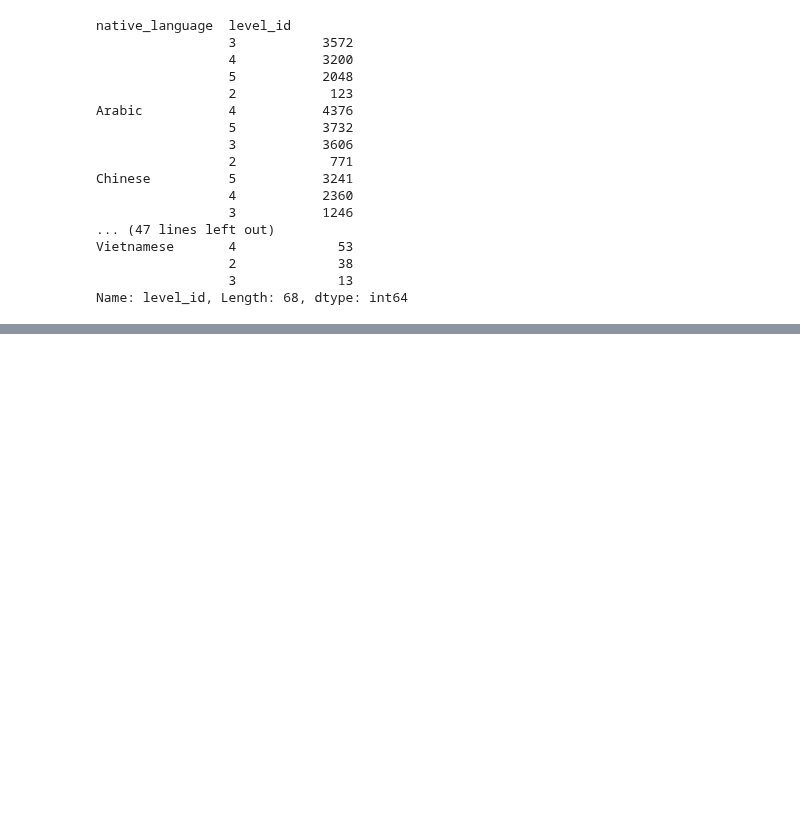
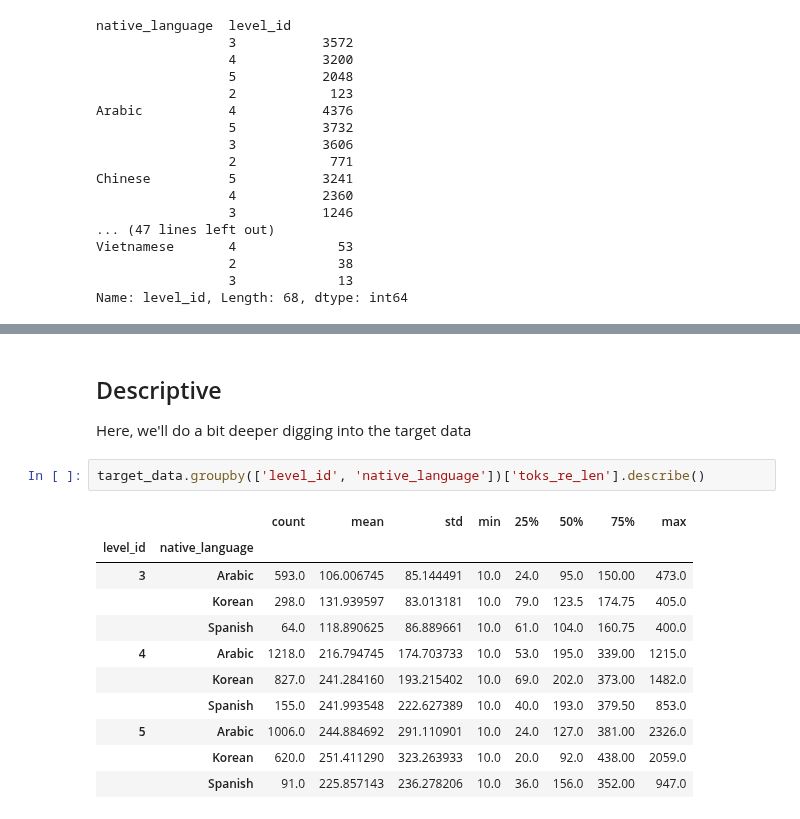
Before and after one commit to Data-Science-for-Linguists-2019/ESL-Article-Acquisition, a Jupyter notebook: exploratory-analysis/PELIC_data.ipynb, the cells around one changed output, grey strips where cells are left out. Cells and saved outputs as stored; diff of their text form; blank space fills up the shorter version.

```diff
--- a/exploratory-analysis/PELIC_data.ipynb
+++ b/exploratory-analysis/PELIC_data.ipynb
@@ -159,0 +160,18 @@ import matplotlib as plt
+# %% [markdown]
+<a id='describe'></a>
+## Descriptive
+Here, we'll do a bit deeper digging into the target data
+# %%
+target_data.groupby(['level_id', 'native_language'])['toks_re_len'].describe()
+# %% [output]
+|  |  | count | mean | std | min | 25% | 50% | 75% | max |
+| level_id | native_language |  |  |  |  |  |  |  |  |
+| 3 | Arabic | 593.0 | 106.006745 | 85.144491 | 10.0 | 24.0 | 95.0 | 150.00 | 473.0 |
+|  | Korean | 298.0 | 131.939597 | 83.013181 | 10.0 | 79.0 | 123.5 | 174.75 | 405.0 |
+|  | Spanish | 64.0 | 118.890625 | 86.889661 | 10.0 | 61.0 | 104.0 | 160.75 | 400.0 |
+| 4 | Arabic | 1218.0 | 216.794745 | 174.703733 | 10.0 | 53.0 | 195.0 | 339.00 | 1215.0 |
+|  | Korean | 827.0 | 241.284160 | 193.215402 | 10.0 | 69.0 | 202.0 | 373.00 | 1482.0 |
+|  | Spanish | 155.0 | 241.993548 | 222.627389 | 10.0 | 40.0 | 193.0 | 379.50 | 853.0 |
+| 5 | Arabic | 1006.0 | 244.884692 | 291.110901 | 10.0 | 24.0 | 127.0 | 381.00 | 2326.0 |
+|  | Korean | 620.0 | 251.411290 | 323.263933 | 10.0 | 20.0 | 92.0 | 438.00 | 2059.0 |
+|  | Spanish | 91.0 | 225.857143 | 236.278206 | 10.0 | 36.0 | 156.0 | 352.00 | 947.0 |
```
Also changed, not shown: parts of 36 cells of this notebook.
